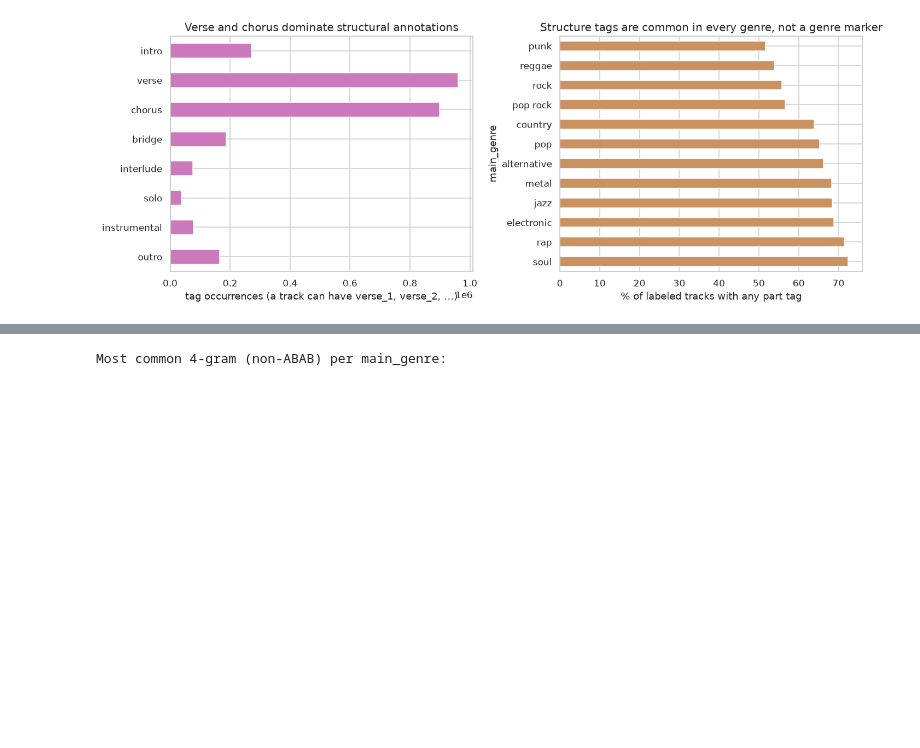
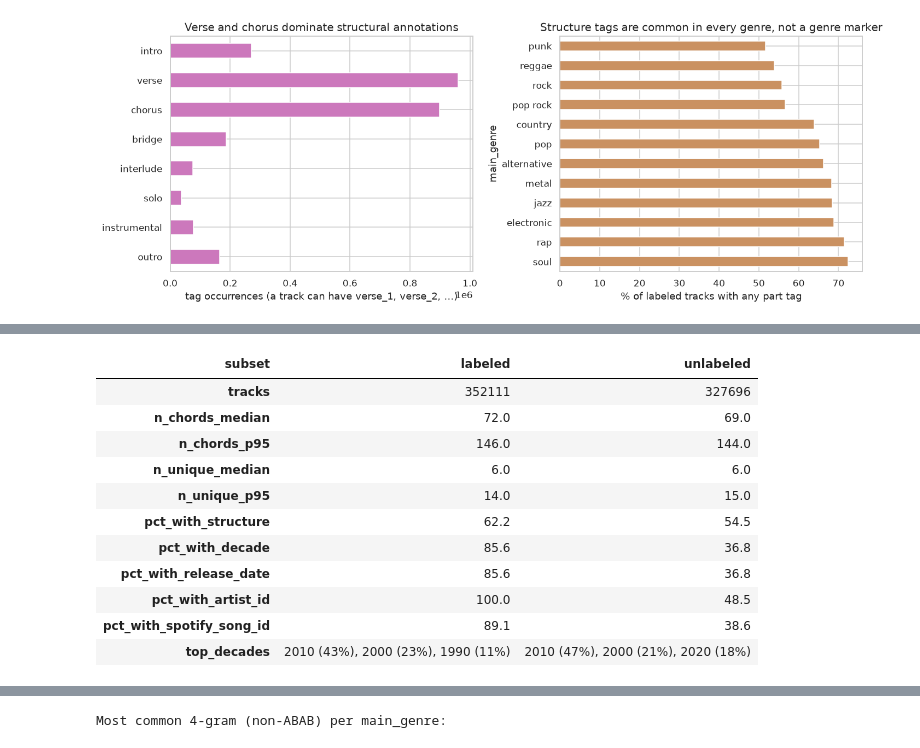
Before and after one commit to errodd/music_Chordonomicon_genre_predictor, a Jupyter notebook: notebooks/EDA.ipynb, the cells around one changed output, grey strips where cells are left out. Drawn from its saved outputs; the diff is of its cells as text; code cells hidden in the pictures; blank space fills up the shorter version.

```diff
--- a/notebooks/EDA.ipynb
+++ b/notebooks/EDA.ipynb
@@ -807,0 +957,40 @@ plt.show()
+# %%
+def _subset_profile(name: str, mask: pd.Series) -> dict:
+    sub = df.loc[mask]
+    dated = sub["decade"].dropna()
+    top = (dated.value_counts(normalize=True).head(3) * 100)
+    return {
+        "subset": name,
+        "tracks": int(len(sub)),
+        "n_chords_median": float(sub["n_chords"].median()),
+        "n_chords_p95": float(sub["n_chords"].quantile(0.95)),
+        "n_unique_median": float(sub["n_unique_chords"].median()),
+        "n_unique_p95": float(sub["n_unique_chords"].quantile(0.95)),
+        "pct_with_structure": round(100 * float(sub["has_structure"].mean()), 1),
+        "pct_with_decade": round(100 * float(sub["decade"].notna().mean()), 1),
+        "pct_with_release_date": round(100 * float(sub["release_date"].notna().mean()), 1),
+        "pct_with_artist_id": round(100 * float(sub["artist_id"].notna().mean()), 1),
+        "pct_with_spotify_song_id": round(100 * float(sub["spotify_song_id"].notna().mean()), 1),
+        "top_decades": ", ".join(f"{int(k)} ({v:.0f}%)" for k, v in top.items()),
+    }
+
+
+labeled_mask = df["main_genre"].notna()
+bias_tbl = pd.DataFrame([
+    _subset_profile("labeled", labeled_mask),
+    _subset_profile("unlabeled", ~labeled_mask),
+]).set_index("subset")
+display(bias_tbl.T)
+# %% [output]
+| subset | labeled | unlabeled |
+| tracks | 352111 | 327696 |
+| n_chords_median | 72.0 | 69.0 |
+| n_chords_p95 | 146.0 | 144.0 |
+| n_unique_median | 6.0 | 6.0 |
+| n_unique_p95 | 14.0 | 15.0 |
+| pct_with_structure | 62.2 | 54.5 |
+| pct_with_decade | 85.6 | 36.8 |
+| pct_with_release_date | 85.6 | 36.8 |
+| pct_with_artist_id | 100.0 | 48.5 |
+| pct_with_spotify_song_id | 89.1 | 38.6 |
+| top_decades | 2010 (43%), 2000 (23%), 1990 (11%) | 2010 (47%), 2000 (21%), 2020 (18%) |
```
Also changed, not shown: parts of 25 cells of this notebook, 2 other files.
